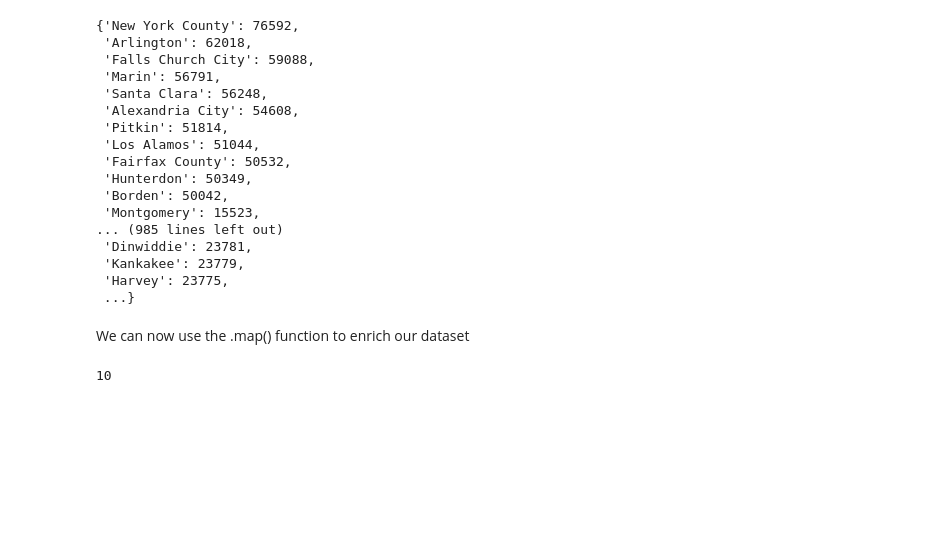
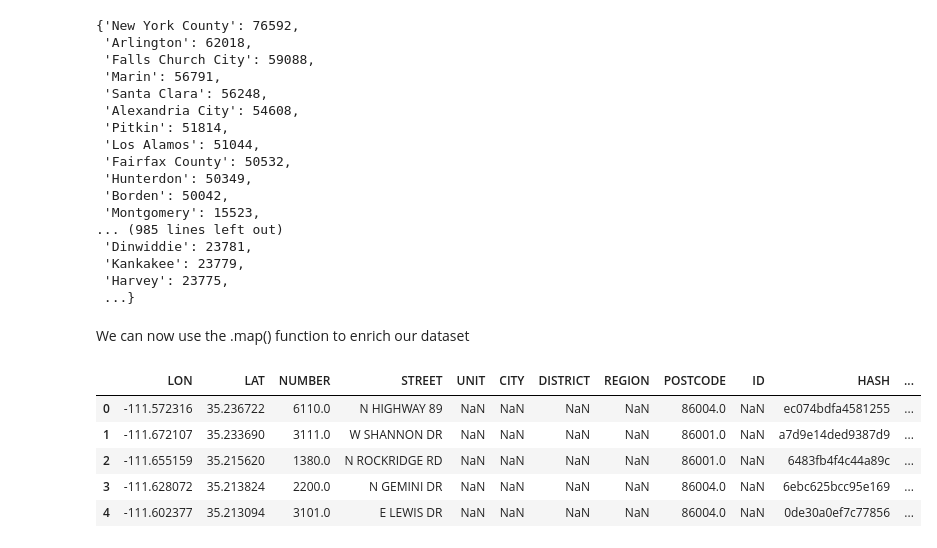
Before and after one commit to Michiel-DK/data_for_business, a Jupyter notebook: notebooks/livecode/day2_livecode.ipynb, the cells around one changed output. Cells and saved outputs as stored; diff of their text form; code cells hidden in the pictures; blank space fills up the shorter version.

```diff
--- a/notebooks/day2_livecode.ipynb
+++ b/notebooks/livecode/day2_livecode.ipynb
@@ -76,3 +15,5 @@ full_df = pd.concat(diction.values())
+# %%
+full_df = pd.read_csv('../../data/adresses.csv', index_col=0)
 # %%
 full_df.shape
 # %% [output]
@@ -262,7 +201,12 @@ cap_dict
 We can now use the .map() function to enrich our dataset
 # %%
 full_df['per_capita'] = full_df.county.map(cap_dict)
-# %%
-full_df.per_capita.isnull().sum()
-# %% [output]
-10
+# %%
+full_df.head()
+# %% [output]
+|  | LON | LAT | NUMBER | STREET | UNIT | CITY | DISTRICT | REGION | POSTCODE | ID | HASH | ... |
+| 0 | -111.572316 | 35.236722 | 6110.0 | N HIGHWAY 89 | NaN | NaN | NaN | NaN | 86004.0 | NaN | ec074bdfa4581255 | ... |
+| 1 | -111.672107 | 35.233690 | 3111.0 | W SHANNON DR | NaN | NaN | NaN | NaN | 86001.0 | NaN | a7d9e14ded9387d9 | ... |
+| 2 | -111.655159 | 35.215620 | 1380.0 | N ROCKRIDGE RD | NaN | NaN | NaN | NaN | 86001.0 | NaN | 6483fb4f4c44a89c | ... |
+| 3 | -111.628072 | 35.213824 | 2200.0 | N GEMINI DR | NaN | NaN | NaN | NaN | 86004.0 | NaN | 6ebc625bcc95e169 | ... |
+| 4 | -111.602377 | 35.213094 | 3101.0 | E LEWIS DR | NaN | NaN | NaN | NaN | 86004.0 | NaN | 0de30a0ef7c77856 | ... |
```
Also changed, not shown: parts of 16 cells of this notebook, 25 other files.
